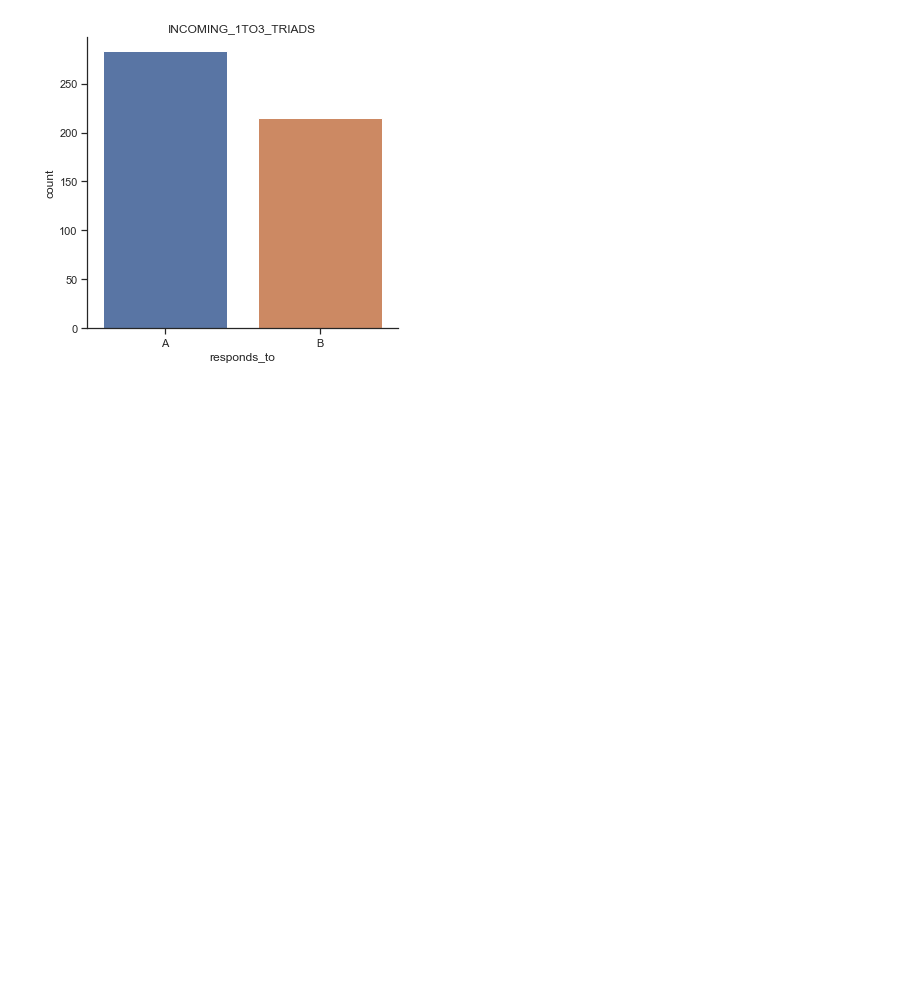
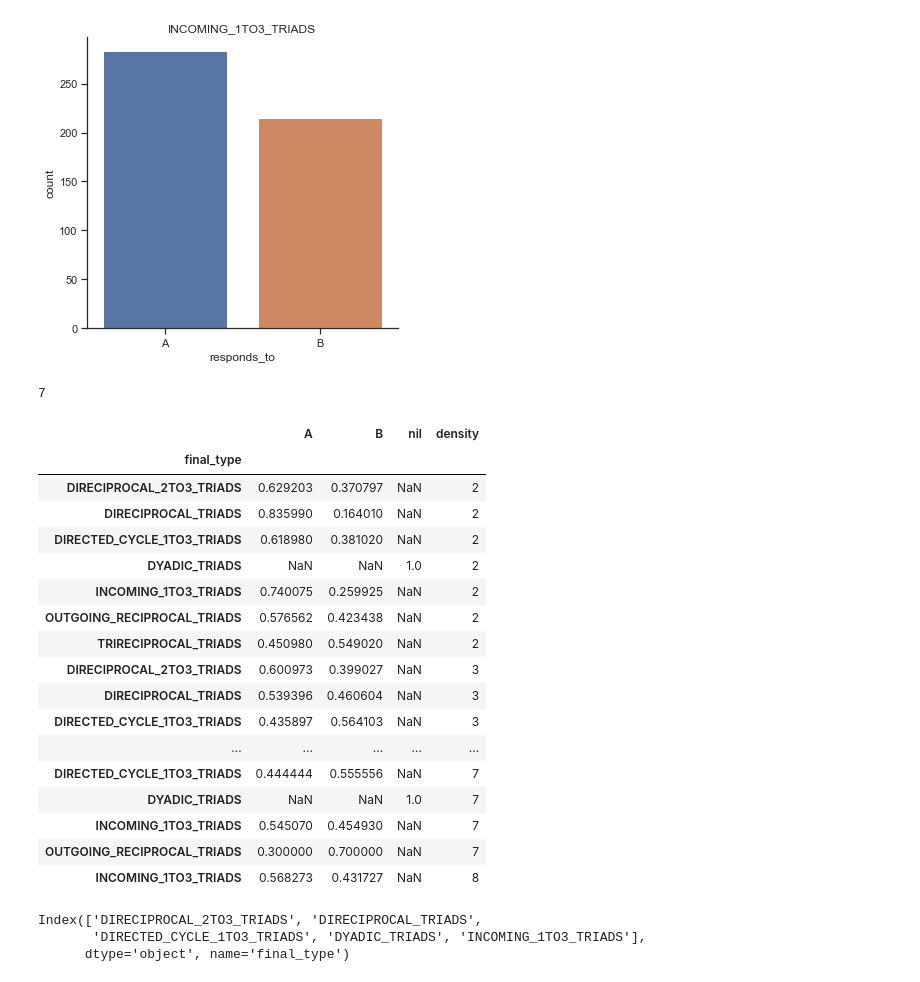
Before and after one commit to rgangela99/Cornell-Conversational-Analysis-Toolkit, a Jupyter notebook: examples/triad-motif/C_entry_analysis.ipynb, the cells around one changed output. Saved outputs shown, nothing was run; the diff lists cells and outputs as text; code cells hidden in the pictures; blank space fills up the shorter version.

```diff
--- a/examples/triad-motif/C_entry_analysis.ipynb
+++ b/examples/triad-motif/C_entry_analysis.ipynb
@@ -204,0 +216,4 @@ Ordered rows for density = 2 to density = 8
+# %%
+len(dfs_normalized_grouped)
+# %% [output]
+7
@@ -204,0 +225,27 @@ Ordered rows for density = 2 to density = 8
+# %%
+df_all_normalized
+# %% [output]
+|  | A | B | nil | density |
+| final_type |  |  |  |  |
+| DIRECIPROCAL_2TO3_TRIADS | 0.629203 | 0.370797 | NaN | 2 |
+| DIRECIPROCAL_TRIADS | 0.835990 | 0.164010 | NaN | 2 |
+| DIRECTED_CYCLE_1TO3_TRIADS | 0.618980 | 0.381020 | NaN | 2 |
+| DYADIC_TRIADS | NaN | NaN | 1.0 | 2 |
+| INCOMING_1TO3_TRIADS | 0.740075 | 0.259925 | NaN | 2 |
+| OUTGOING_RECIPROCAL_TRIADS | 0.576562 | 0.423438 | NaN | 2 |
+| TRIRECIPROCAL_TRIADS | 0.450980 | 0.549020 | NaN | 2 |
+| DIRECIPROCAL_2TO3_TRIADS | 0.600973 | 0.399027 | NaN | 3 |
+| DIRECIPROCAL_TRIADS | 0.539396 | 0.460604 | NaN | 3 |
+| DIRECTED_CYCLE_1TO3_TRIADS | 0.435897 | 0.564103 | NaN | 3 |
+| ... | ... | ... | ... | ... |
+| DIRECTED_CYCLE_1TO3_TRIADS | 0.444444 | 0.555556 | NaN | 7 |
+| DYADIC_TRIADS | NaN | NaN | 1.0 | 7 |
+| INCOMING_1TO3_TRIADS | 0.545070 | 0.454930 | NaN | 7 |
+| OUTGOING_RECIPROCAL_TRIADS | 0.300000 | 0.700000 | NaN | 7 |
+| INCOMING_1TO3_TRIADS | 0.568273 | 0.431727 | NaN | 8 |
+# %%
+df_all_normalized.head().index
+# %% [output]
+Index(['DIRECIPROCAL_2TO3_TRIADS', 'DIRECIPROCAL_TRIADS',
+       'DIRECTED_CYCLE_1TO3_TRIADS', 'DYADIC_TRIADS', 'INCOMING_1TO3_TRIADS'],
+      dtype='object', name='final_type')
```
Also changed, not shown: parts of 7 cells of this notebook.
